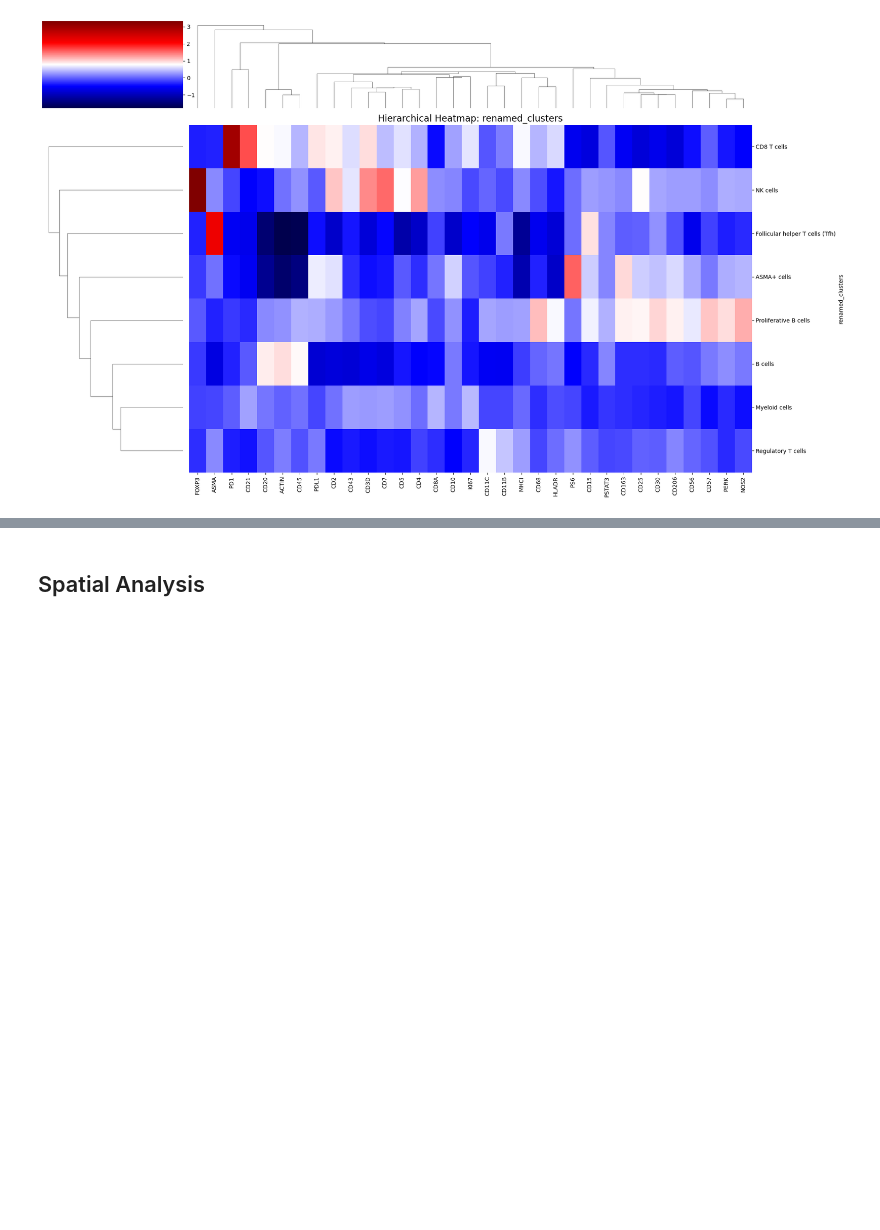
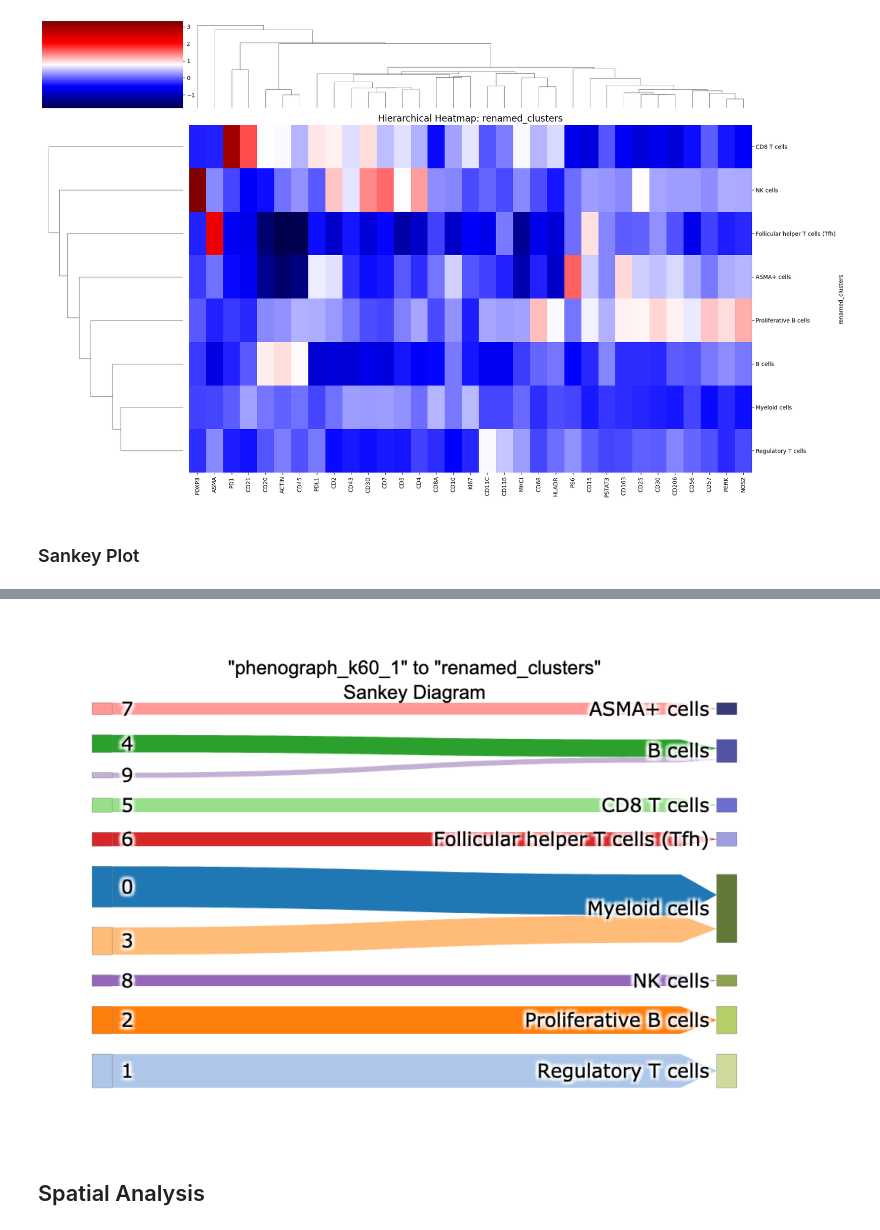
Before and after one commit to FNLCR-DMAP/SCSAWorkflow, a Jupyter notebook: examples/example_usage_lymphnode/analysis.ipynb, the cells around one changed output, grey strips where cells are left out. Drawn from its saved outputs; the diff is of its cells as text; code cells hidden in the pictures; blank space fills up the shorter version.

```diff
--- a/examples/example_usage_lymphnode/analysis.ipynb
+++ b/examples/example_usage_lymphnode/analysis.ipynb
@@ -602,3 +606,73 @@ for i, annotation in enumerate(annotations_to_plot):
 # %% [output]
 [figure]
 [figure]
+# %% [markdown]
+### Sankey Plot
+# %%
+# ! pip install -U kaleido
+# Set Up Figure Parameters
+dpi = 300
+width_num = 3   # desired width in inches
+height_num = 2  # desired height in inches
+# Calculate scale assuming 96 dpi is the default
+scale = dpi / 96
+# Convert inches into pixels based on the desired DPI.
+width_in_pixels = width_num / scale * dpi
+height_in_pixels = height_num / scale * dpi
+
+# Define color maps and font size.
+source_color_map = 'tab20'
+target_color_map = 'tab20b'
+sankey_font = 8
+
+# Set the source and target annotations.
+source_annotation = 'phenograph_k60_1'
+target_annotation = 'renamed_clusters'
+
+# Generate and Customize the Sankey Plot (Interactive)
+fig = sankey_plot(
+    adata=adata,
+    source_annotation=source_annotation,
+    target_annotation=target_annotation,
+    source_color_map=source_color_map,
+    target_color_map=target_color_map,
+    sankey_font=sankey_font,
+    prefix=False  # Disable automatic prefixing if needed.
+)
+
+# Adjust layout to the desired dimensions.
+fig.update_layout(
+    width=width_in_pixels,
+    height=height_in_pixels
+)
+
+# If you print or call fig.show() here, the interactive figure may open in a new window.
+# print(fig)
+# fig.show()
+
+# Convert the Plotly Figure to a Static Image and Display Inline
+# Specify a path for the static image file.
+image_path = 'sankey_diagram.png'
+
+# Use the 'kaleido' engine to export the Plotly figure as a PNG image.
+pio.write_image(
+    fig,
+    image_path,
+    width=width_in_pixels,
+    height=height_in_pixels,
+    engine='kaleido',
+    scale=scale
+)
+
+# Now load the generated image with matplotlib.
+img = plt.imread(image_path)
+
+# Create a Matplotlib figure and axis.
+static_fig, ax = plt.subplots(1, 1, figsize=(width_num, height_num), dpi=dpi)
+ax.imshow(img)
+ax.axis('off')  # Remove axis lines/ticks for a cleaner display.
+plt.show()
+
+# Optionally, you can also call fig.show() to open the interactive version if desired.
+# fig.show()
+# %% [output]
@@ -605,3 +682,4 @@ for i, annotation in enumerate(annotations_to_plot):
+[figure, added]
 # %% [markdown]
 ## Spatial Analysis
 # %% [markdown]
```
Also changed, not shown: parts of 12 cells of this notebook, 2 other files.
